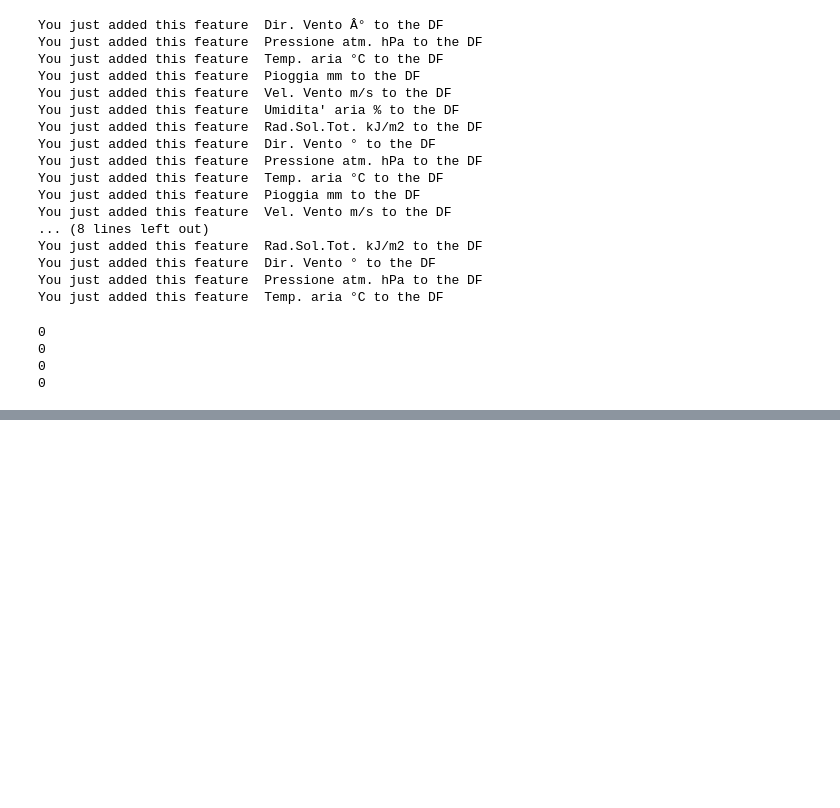
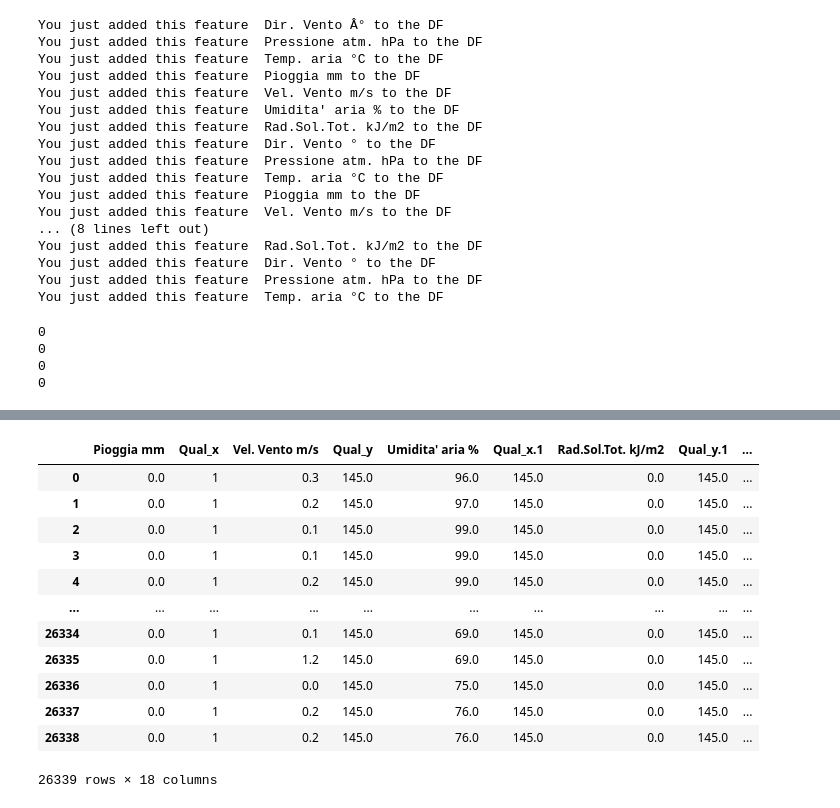
Before and after one commit to IZerab/Tesi_Triennale, a Jupyter notebook: Untitled3.ipynb, the cells around one changed output, grey strips where cells are left out. Drawn from its saved outputs; the diff is of its cells as text; code cells hidden in the pictures; blank space fills up the shorter version.

```diff
--- a/Untitled3.ipynb
+++ b/Untitled3.ipynb
@@ -175,3 +232,19 @@ df_meteo["Ala"]
+# %%
+pd.read_csv(r"C:\Users\beltr\PycharmProjects\Tesi\data\processed\Ala_final.csv")
+# %% [output]
+|  | Pioggia mm | Qual_x | Vel. Vento m/s | Qual_y | Umidita' aria % | Qual_x.1 | Rad.Sol.Tot. kJ/m2 | Qual_y.1 | ... |
+| 0 | 0.0 | 1 | 0.3 | 145.0 | 96.0 | 145.0 | 0.0 | 145.0 | ... |
+| 1 | 0.0 | 1 | 0.2 | 145.0 | 97.0 | 145.0 | 0.0 | 145.0 | ... |
+| 2 | 0.0 | 1 | 0.1 | 145.0 | 99.0 | 145.0 | 0.0 | 145.0 | ... |
+| 3 | 0.0 | 1 | 0.1 | 145.0 | 99.0 | 145.0 | 0.0 | 145.0 | ... |
+| 4 | 0.0 | 1 | 0.2 | 145.0 | 99.0 | 145.0 | 0.0 | 145.0 | ... |
+| ... | ... | ... | ... | ... | ... | ... | ... | ... | ... |
+| 26334 | 0.0 | 1 | 0.1 | 145.0 | 69.0 | 145.0 | 0.0 | 145.0 | ... |
+| 26335 | 0.0 | 1 | 1.2 | 145.0 | 69.0 | 145.0 | 0.0 | 145.0 | ... |
+| 26336 | 0.0 | 1 | 0.0 | 145.0 | 75.0 | 145.0 | 0.0 | 145.0 | ... |
+| 26337 | 0.0 | 1 | 0.2 | 145.0 | 76.0 | 145.0 | 0.0 | 145.0 | ... |
+| 26338 | 0.0 | 1 | 0.2 | 145.0 | 76.0 | 145.0 | 0.0 | 145.0 | ... |
+26339 rows × 18 columns
 # %%
 counter = 0
 for i in listMet_stations:
```
Also changed, not shown: parts of 6 cells of this notebook, 4 other files.
